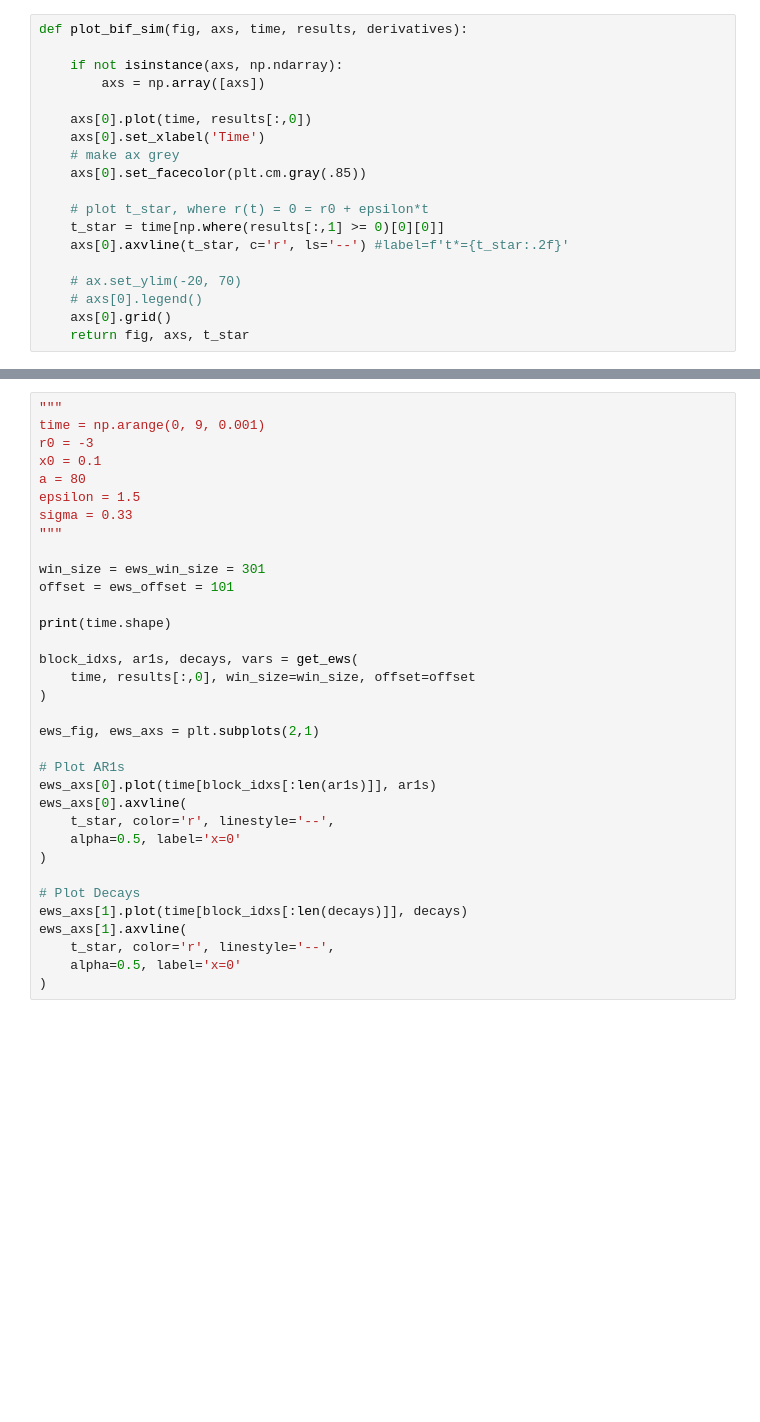
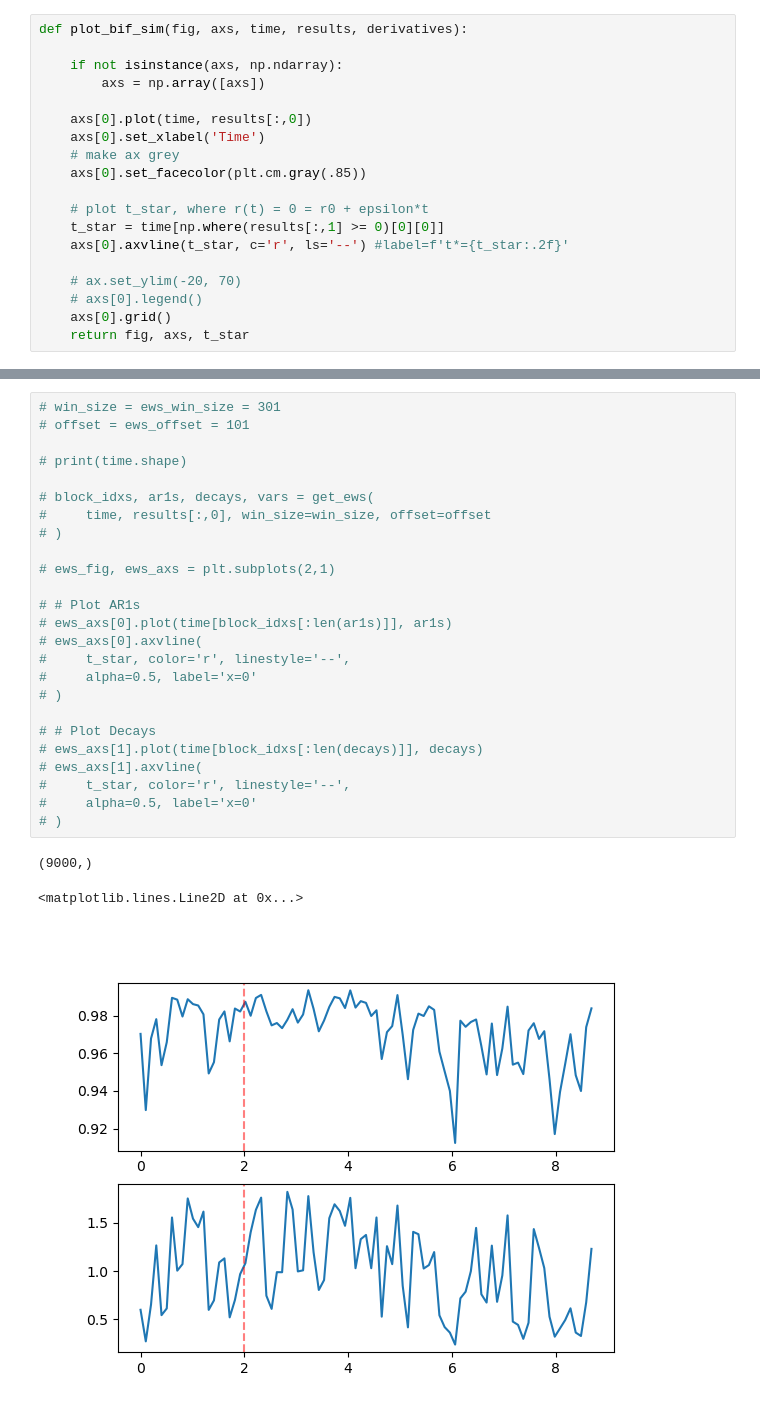
Before and after one commit to barrackHa/differential_equations, a Jupyter notebook: ews_analysis/ews_analysis.ipynb, the cells around one changed output, grey strips where cells are left out. Drawn from its saved outputs; the diff is of its cells as text; blank space fills up the shorter version.

```diff
--- a/ews_analysis/ews_analysis.ipynb
+++ b/ews_analysis/ews_analysis.ipynb
@@ -48,34 +108,29 @@ fig, axs, t_star = plot_bif_sim(fig, axs, time, results, derivatives)
 # %%
-"""
-time = np.arange(0, 9, 0.001)
-r0 = -3
-x0 = 0.1
-a = 80
-epsilon = 1.5
-sigma = 0.33
-"""
+# win_size = ews_win_size = 301
+# offset = ews_offset = 101
 
-win_size = ews_win_size = 301
-offset = ews_offset = 101
+# print(time.shape)
 
-print(time.shape)
+# block_idxs, ar1s, decays, vars = get_ews(
+#     time, results[:,0], win_size=win_size, offset=offset
+# )
 
-block_idxs, ar1s, decays, vars = get_ews(
-    time, results[:,0], win_size=win_size, offset=offset
-)
+# ews_fig, ews_axs = plt.subplots(2,1)
 
-ews_fig, ews_axs = plt.subplots(2,1)
+# # Plot AR1s
+# ews_axs[0].plot(time[block_idxs[:len(ar1s)]], ar1s)
+# ews_axs[0].axvline(
+#     t_star, color='r', linestyle='--',
+#     alpha=0.5, label='x=0'
+# )
 
-# Plot AR1s
-ews_axs[0].plot(time[block_idxs[:len(ar1s)]], ar1s)
-ews_axs[0].axvline(
-    t_star, color='r', linestyle='--',
-    alpha=0.5, label='x=0'
-)
-
-# Plot Decays
-ews_axs[1].plot(time[block_idxs[:len(decays)]], decays)
-ews_axs[1].axvline(
-    t_star, color='r', linestyle='--',
-    alpha=0.5, label='x=0'
-)
+# # Plot Decays
+# ews_axs[1].plot(time[block_idxs[:len(decays)]], decays)
+# ews_axs[1].axvline(
+#     t_star, color='r', linestyle='--',
+#     alpha=0.5, label='x=0'
+# )
+# %% [output]
+(9000,)
+<matplotlib.lines.Line2D at 0x...>
+[figure, added]
```
Also changed, not shown: parts of 7 cells of this notebook.
